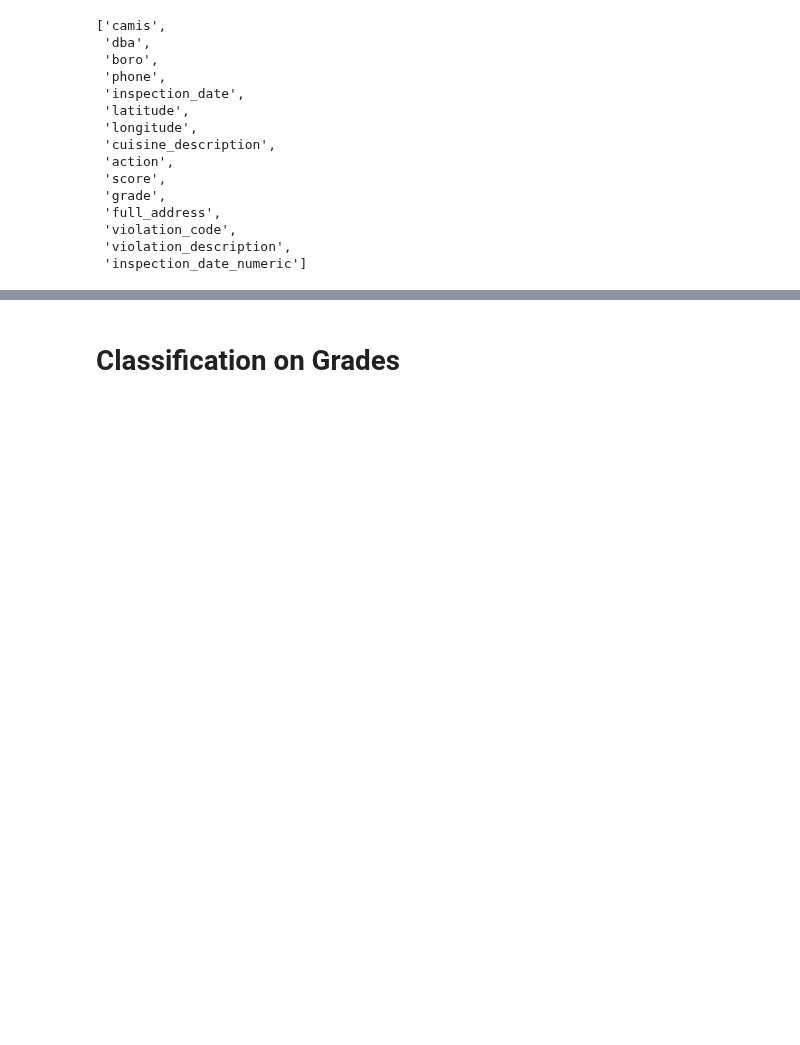
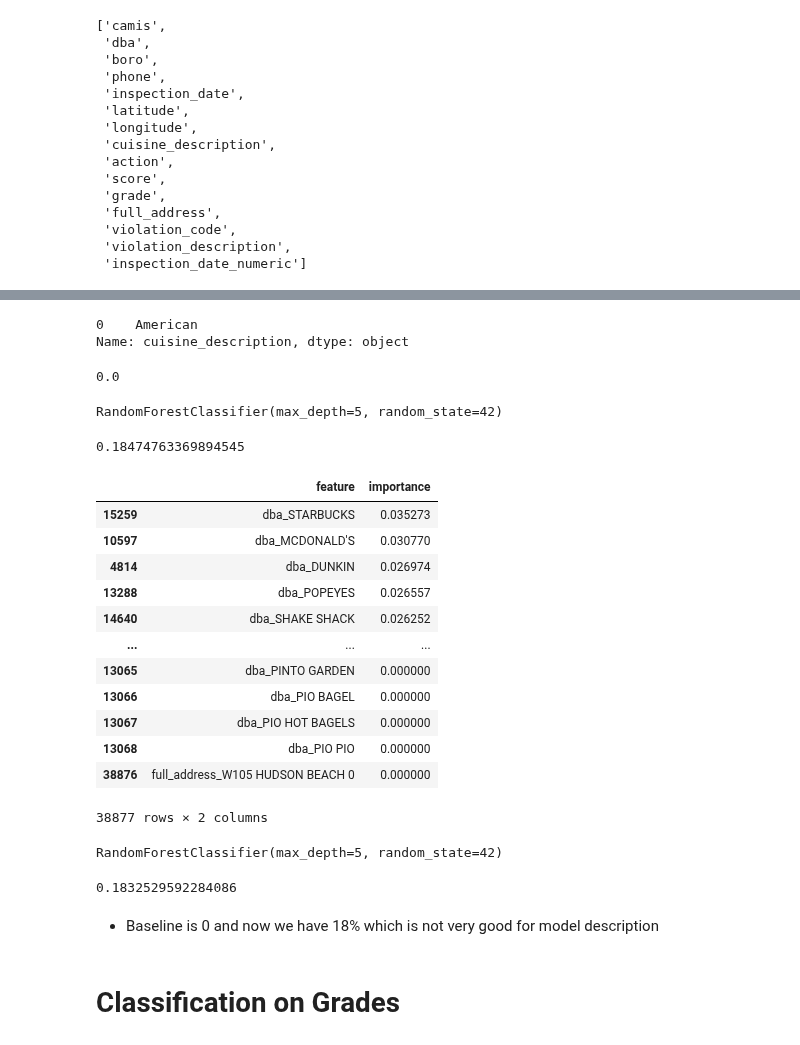
Before and after one commit to Somerville-2023/New-York-health-Inspection-Prediction, a Jupyter notebook: mvp-Copy1.ipynb, the cells around one changed output, grey strips where cells are left out. Cells and saved outputs as stored; diff of their text form; code cells hidden in the pictures; blank space fills up the shorter version.

```diff
--- a/mvp-Copy1.ipynb
+++ b/mvp-Copy1.ipynb
@@ -361,7 +358,7 @@ train.shape, val.shape, test.shape
 # %%
 # create x and y subsets
-X_train = train.drop(columns = 'survived')
-y_train = train.survived
+X_train = train.drop(columns = 'cuisine_description')
+y_train = train.cuisine_description
 
-X_val = val.drop(columns = 'survived')
-y_val = val.survived
+X_val = val.drop(columns = 'cuisine_description')
+y_val = val.cuisine_description
@@ -369,0 +365,5 @@ KeyError: "['survived'] not found in axis"
+# %%
+X_train = pd.get_dummies(X_train)
+X_val = pd.get_dummies(X_val)
+
+X_train.head(1)
@@ -370,2 +374,57 @@ KeyError: "['survived'] not found in axis"
+# %%
+base_acc = y_train.mode()
+base_acc
+# %% [output]
+0    American
+Name: cuisine_description, dtype: object
+# %%
+(y_train == 0).mean()
+# %% [output]
+0.0
+# %%
+seed = 42
+
+rf = RandomForestClassifier(max_depth = 5, random_state = seed)
+
+rf.fit(X_train, y_train)
+# %% [output]
+RandomForestClassifier(max_depth=5, random_state=42)
+# %%
+rf.score(X_train, y_train)
+# %% [output]
+0.18474763369894545
+# %%
+fi = pd.DataFrame({'feature': X_train.columns,
+              'importance': rf.feature_importances_})
+
+fi.sort_values(by = 'importance', ascending = False)
+# %% [output]
+|  | feature | importance |
+| 15259 | dba_STARBUCKS | 0.035273 |
+| 10597 | dba_MCDONALD'S | 0.030770 |
+| 4814 | dba_DUNKIN | 0.026974 |
+| 13288 | dba_POPEYES | 0.026557 |
+| 14640 | dba_SHAKE SHACK | 0.026252 |
+| ... | ... | ... |
+| 13065 | dba_PINTO GARDEN | 0.000000 |
+| 13066 | dba_PIO BAGEL | 0.000000 |
+| 13067 | dba_PIO HOT BAGELS | 0.000000 |
+| 13068 | dba_PIO PIO | 0.000000 |
+| 38876 | full_address_W105 HUDSON BEACH 0 | 0.000000 |
+38877 rows × 2 columns
+# %%
+seed = 42
+
+rf = RandomForestClassifier(max_depth = 5, random_state = seed)
+
+rf.fit(X_val, y_val)
+# %% [output]
+RandomForestClassifier(max_depth=5, random_state=42)
+# %%
+rf.score(X_val, y_val)
+# %% [output]
+0.1832529592284086
+# %% [markdown]
+* Baseline is 0 and now we have 18% which is not very good for model description
 # %% [markdown]
 # Classification on Grades
```
Also changed, not shown: parts of 10 cells of this notebook.
